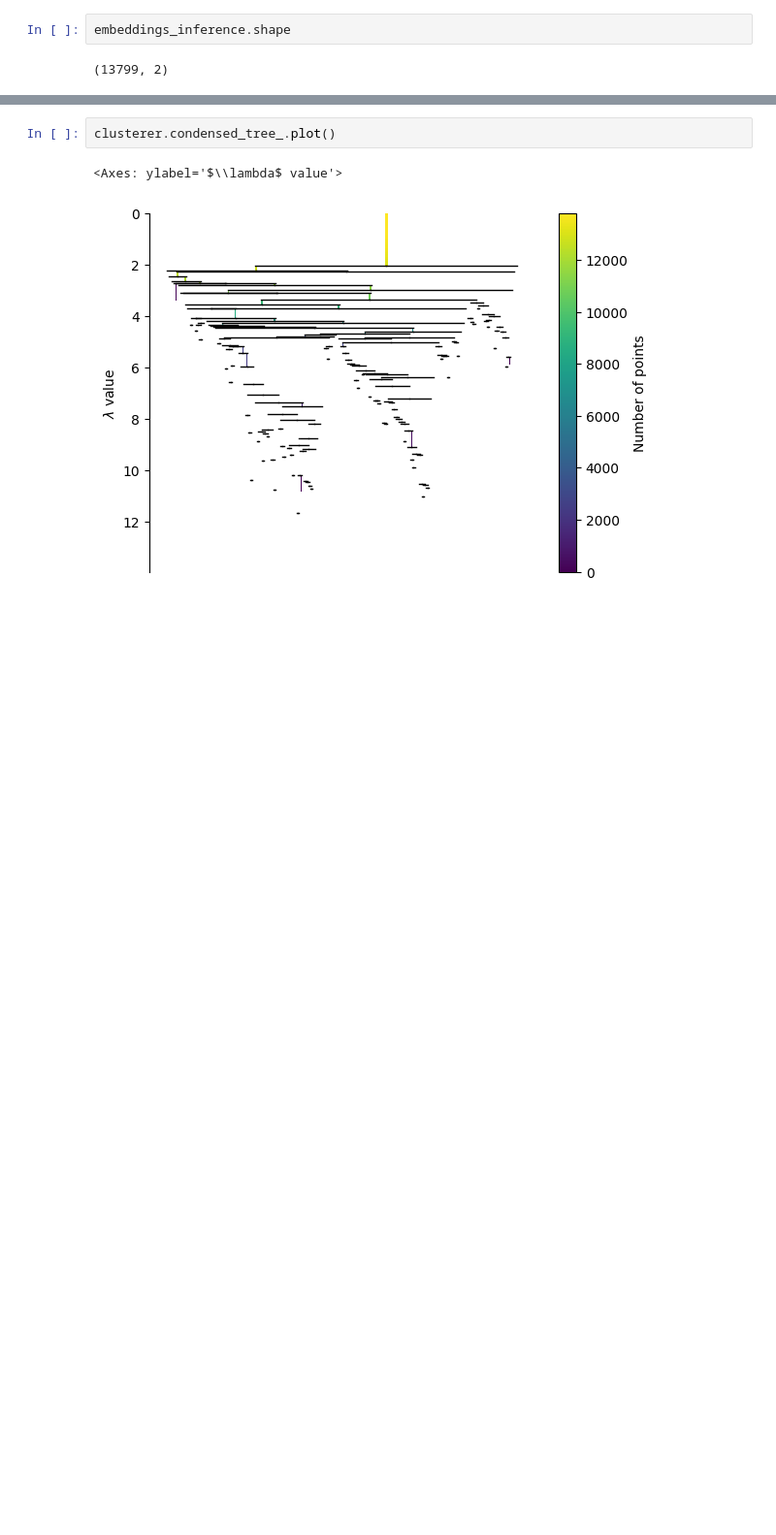
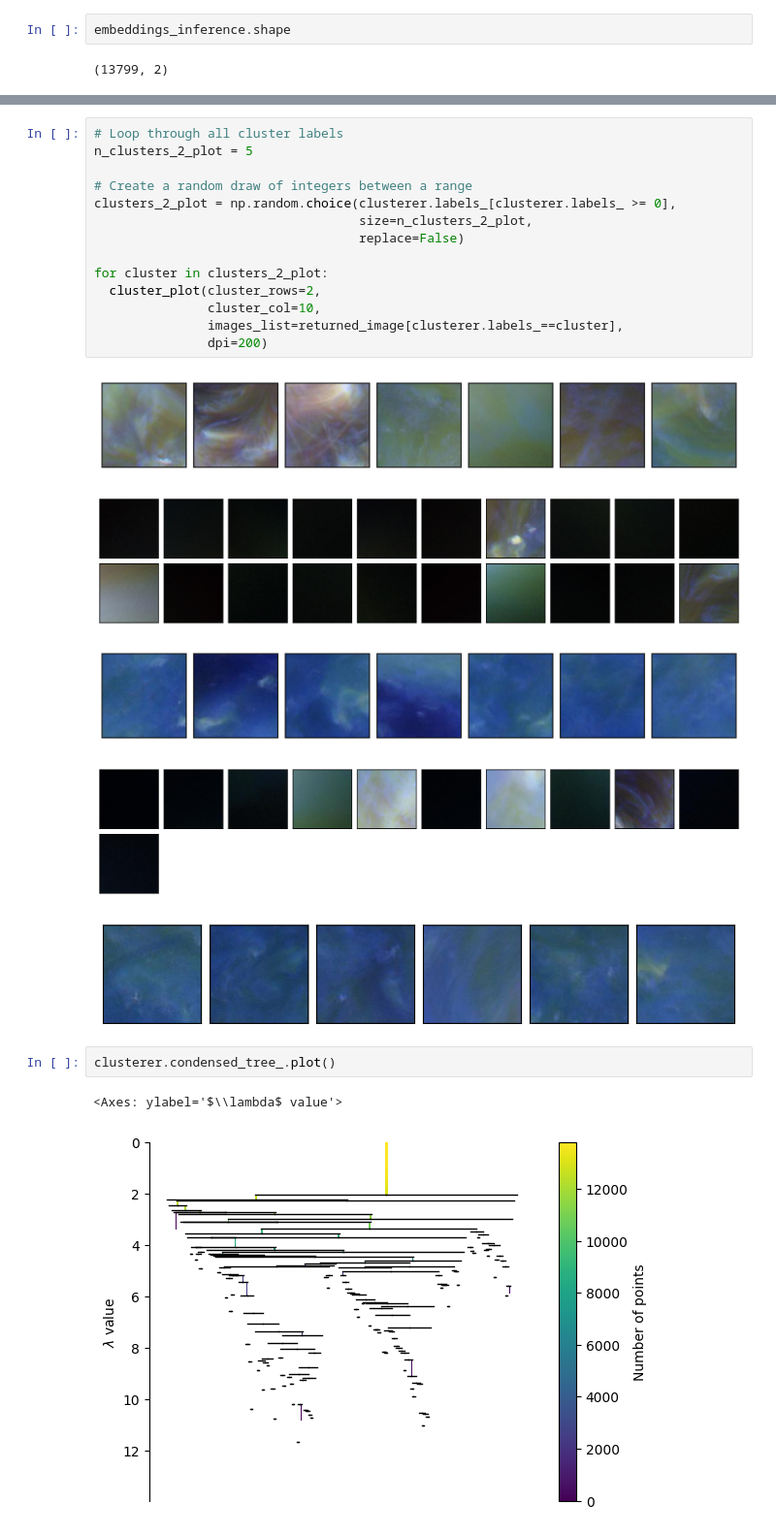
Before and after one commit to hits-sdo/hits-sdo-similaritysearch, a Jupyter notebook: search_byol/byol_train_pl.ipynb, the cells around one changed output, grey strips where cells are left out. Shown at 97% size. Saved outputs shown, nothing was run; the diff lists cells and outputs as text; blank space fills up the shorter version.

```diff
--- a/search_byol/byol_train_pl.ipynb
+++ b/search_byol/byol_train_pl.ipynb
@@ -592,3 +612,23 @@ ax1.imshow()
+# %%
+# Loop through all cluster labels
+n_clusters_2_plot = 5
+
+# Create a random draw of integers between a range
+clusters_2_plot = np.random.choice(clusterer.labels_[clusterer.labels_ >= 0],
+                                   size=n_clusters_2_plot,
+                                   replace=False)
+
+for cluster in clusters_2_plot:
+  cluster_plot(cluster_rows=2,
+               cluster_col=10,
+               images_list=returned_image[clusterer.labels_==cluster],
+               dpi=200)
+# %% [output]
+[figure, added]
+[figure, added]
+[figure, added]
+[figure, added]
+[figure, added]
 # %%
 clusterer.condensed_tree_.plot()
 # %% [output]
```
Also changed, not shown: parts of 18 cells of this notebook.
